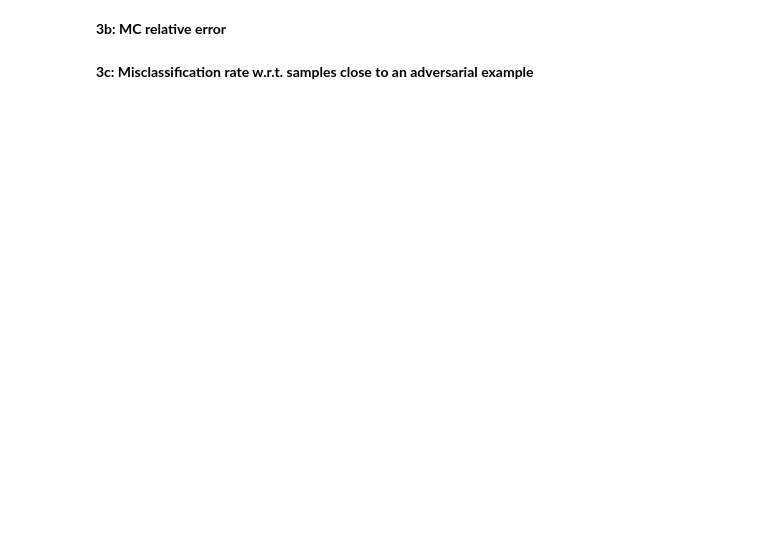
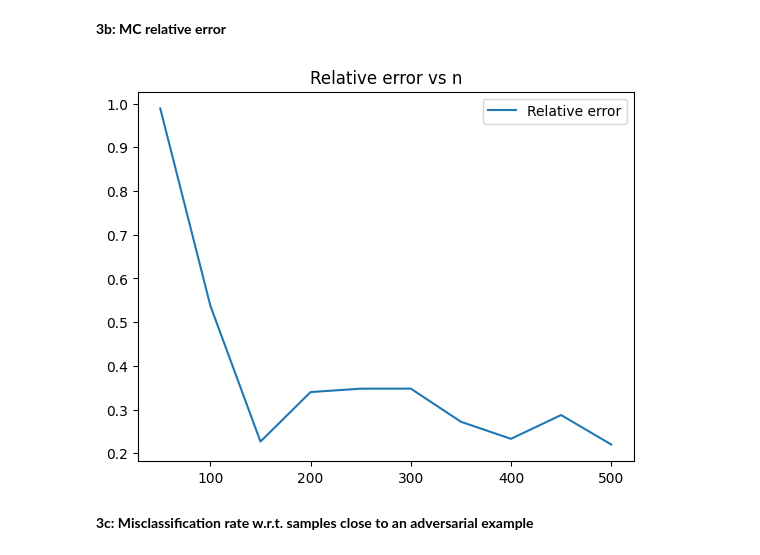
Before and after one commit to FarStryke21/TrustworthyAI_24784, a Jupyter notebook: Project_1/CMU_24784_S2024_P1_Students.ipynb, the cells around one changed output. Cells and saved outputs as stored; diff of their text form; code cells hidden in the pictures; blank space fills up the shorter version.

```diff
--- a/Project_1/CMU_24784_S2024_P1_Students.ipynb
+++ b/Project_1/CMU_24784_S2024_P1_Students.ipynb
@@ -342,11 +390,19 @@ mean_, std_
 # %%
 # REPLACE THE THREE DOTS WITH YOUR OWN CODE
 
 mu = 0.03 #true mu value
 
-relative_error = ... # compute the relative error
+# compute the relative error
+relative_egiven = [std_i/mu for std_i in std]
 
 # PLOT THE RELATIVE ERROR VS n
-...
+# generate the plot
+x = list(range(50, 550, 50)) # populate x axis
+plt.plot(x, relative_egiven, label="Relative error")
+plt.legend()
+plt.title('Relative error vs n')
+plt.show()
+# %% [output]
+[figure, added]
 # %% [markdown]
 **3c: Misclassification rate w.r.t. samples close to an adversarial example**
```
Also changed, not shown: parts of 10 cells of this notebook.
